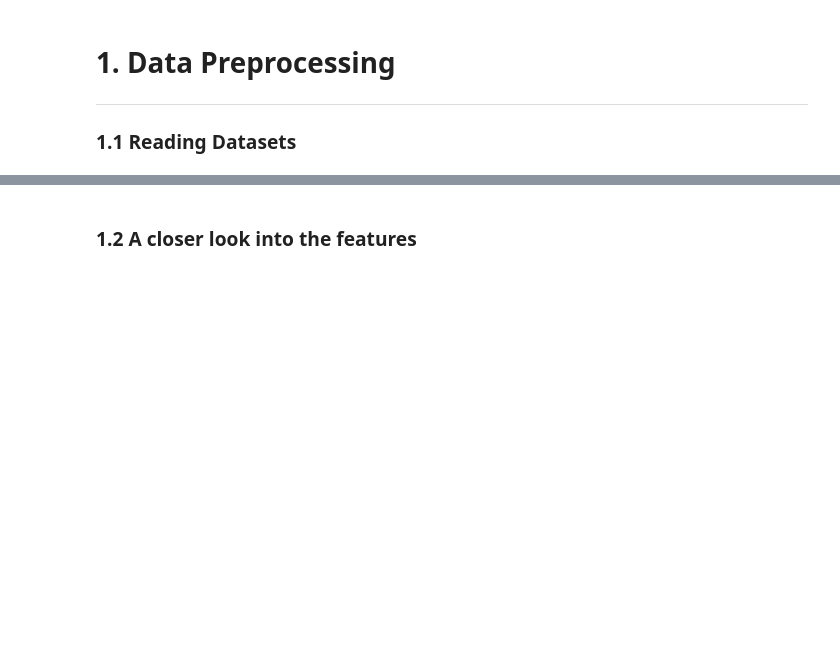
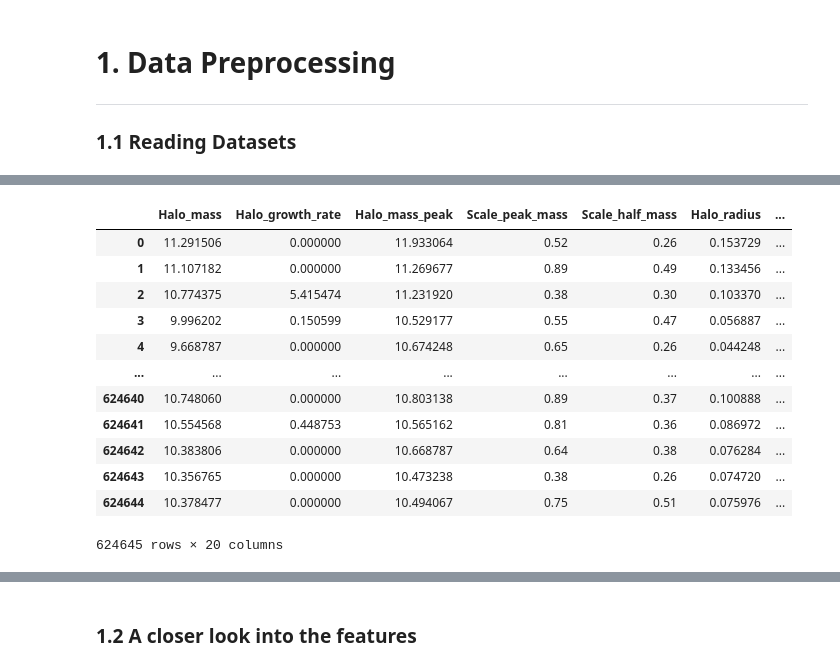
Before and after one commit to khoirulmuzakka/Galaxy_DarkMatterHalo_ML, a Jupyter notebook: galaxy_dark_matter_halo.ipynb, the cells around one changed output, grey strips where cells are left out. Saved outputs shown, nothing was run; the diff lists cells and outputs as text; code cells hidden in the pictures; blank space fills up the shorter version.

```diff
--- a/galaxy_dark_matter_halo.ipynb
+++ b/galaxy_dark_matter_halo.ipynb
@@ -32,2 +31,22 @@ pd.options.display.max_rows
+# %%
+
+f = hdf.File("/home/muzakka/Documents/PF/galaxy_halo_cat/galaxies.Z00.h5")
+f["Galaxies"][0]
+g = pd.DataFrame(f['Galaxies'][:])
+g
+# %% [output]
+|  | Halo_mass | Halo_growth_rate | Halo_mass_peak | Scale_peak_mass | Scale_half_mass | Halo_radius | ... |
+| 0 | 11.291506 | 0.000000 | 11.933064 | 0.52 | 0.26 | 0.153729 | ... |
+| 1 | 11.107182 | 0.000000 | 11.269677 | 0.89 | 0.49 | 0.133456 | ... |
+| 2 | 10.774375 | 5.415474 | 11.231920 | 0.38 | 0.30 | 0.103370 | ... |
+| 3 | 9.996202 | 0.150599 | 10.529177 | 0.55 | 0.47 | 0.056887 | ... |
+| 4 | 9.668787 | 0.000000 | 10.674248 | 0.65 | 0.26 | 0.044248 | ... |
+| ... | ... | ... | ... | ... | ... | ... | ... |
+| 624640 | 10.748060 | 0.000000 | 10.803138 | 0.89 | 0.37 | 0.100888 | ... |
+| 624641 | 10.554568 | 0.448753 | 10.565162 | 0.81 | 0.36 | 0.086972 | ... |
+| 624642 | 10.383806 | 0.000000 | 10.668787 | 0.64 | 0.38 | 0.076284 | ... |
+| 624643 | 10.356765 | 0.000000 | 10.473238 | 0.38 | 0.26 | 0.074720 | ... |
+| 624644 | 10.378477 | 0.000000 | 10.494067 | 0.75 | 0.51 | 0.075976 | ... |
+624645 rows × 20 columns
 # %%
 #Reading dataset, Slicing, splitting, and scaling
```
Also changed, not shown: parts of 15 cells of this notebook.
